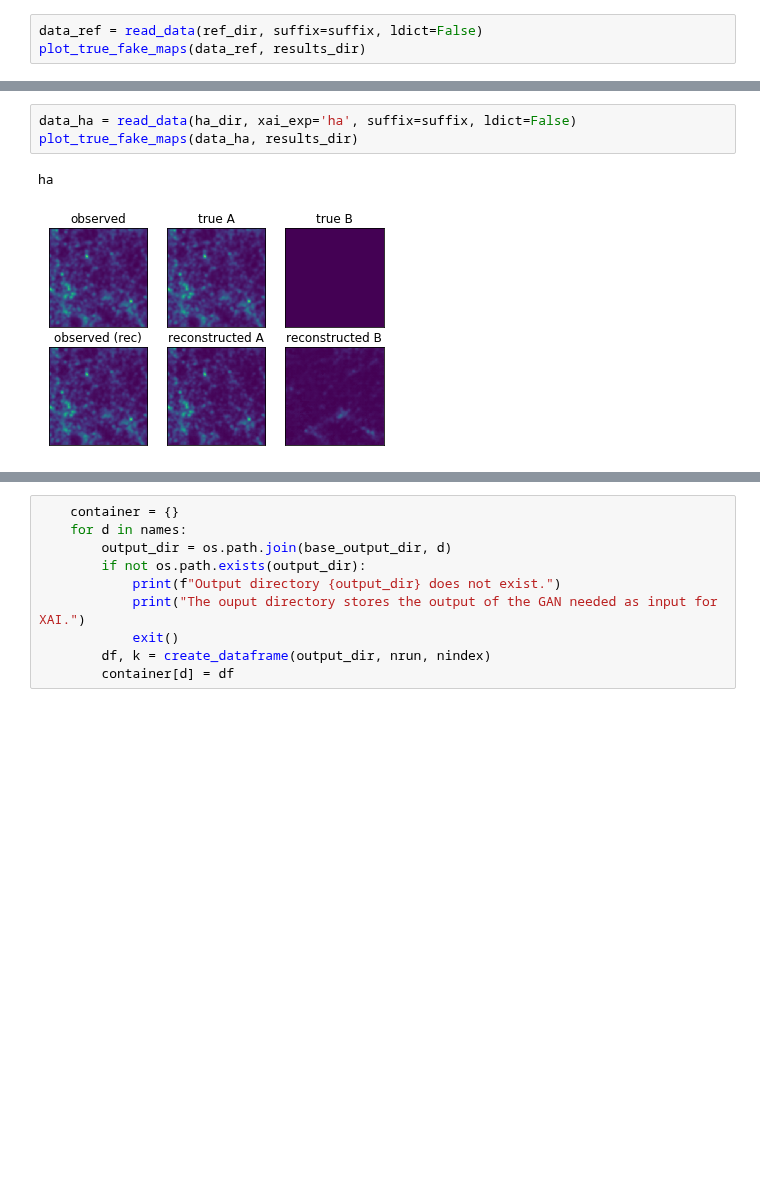
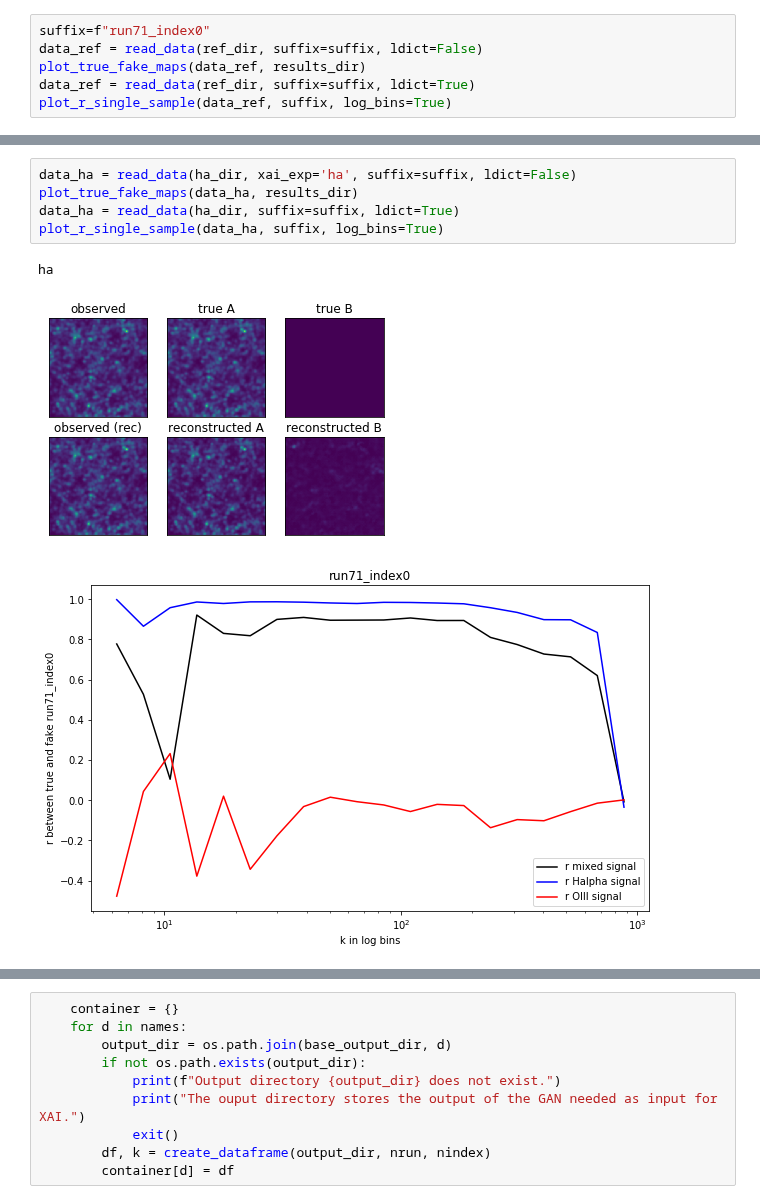
Before and after one commit to knmoriwaki/IM2IM, a Jupyter notebook: explain/my_xai_dataframe_development.ipynb, the cells around one changed output, grey strips where cells are left out. Saved outputs shown, nothing was run; the diff lists cells and outputs as text; blank space fills up the shorter version.

```diff
--- a/explain/my_xai_dataframe_development.ipynb
+++ b/explain/my_xai_dataframe_development.ipynb
@@ -51,4 +43,7 @@ Saved plot ../output/xai_results//comparison_of_reconstructed_oiii_signals.png
 # %%
+suffix=f"run71_index0"
 data_ref = read_data(ref_dir, suffix=suffix, ldict=False)
 plot_true_fake_maps(data_ref, results_dir)
+data_ref = read_data(ref_dir, suffix=suffix, ldict=True)
+plot_r_single_sample(data_ref, suffix, log_bins=True)
 # %% [output]
@@ -56,9 +52,12 @@ plot_true_fake_maps(data_ref, results_dir)
 # %%
 data_ha = read_data(ha_dir, xai_exp='ha', suffix=suffix, ldict=False)
 plot_true_fake_maps(data_ha, results_dir)
+data_ha = read_data(ha_dir, suffix=suffix, ldict=True)
+plot_r_single_sample(data_ha, suffix, log_bins=True)
 # %% [output]
 ha
-[figure, old version]
+[figure, new version]
+[figure, added]
 # %%
 data_oiii = read_data(oiii_dir, xai_exp='oiii', suffix=suffix, ldict=False)
 plot_true_fake_maps(data_oiii, results_dir)
```
Also changed, not shown: parts of 13 cells of this notebook, 1 other file.
